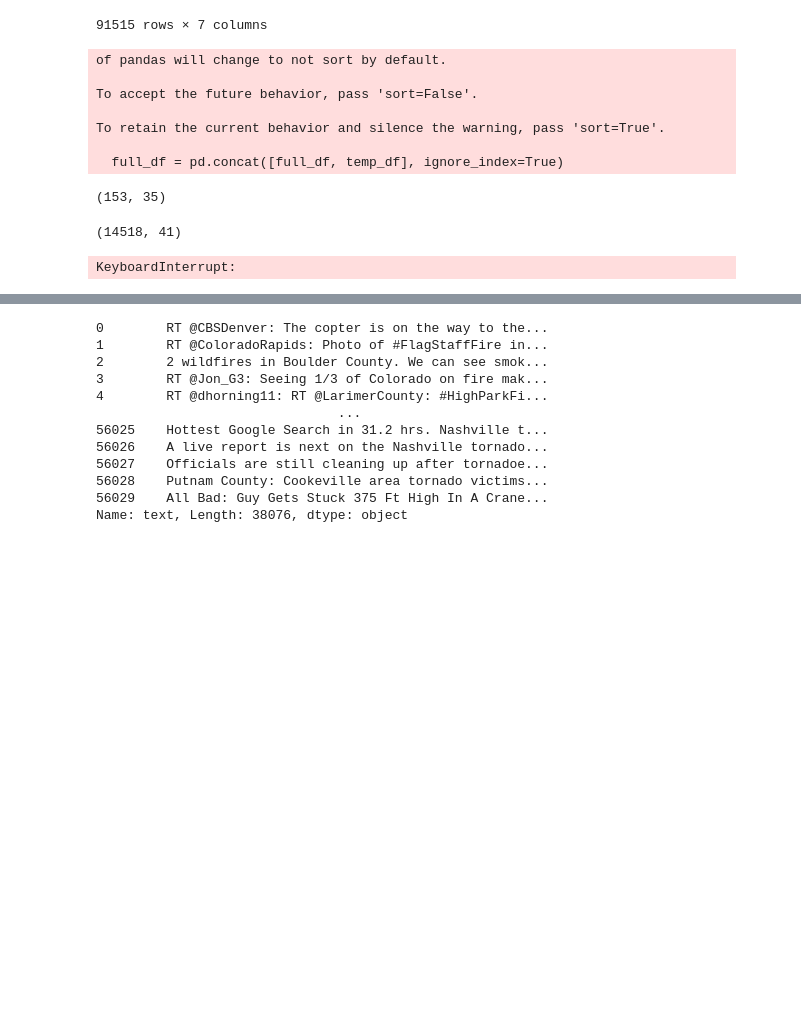
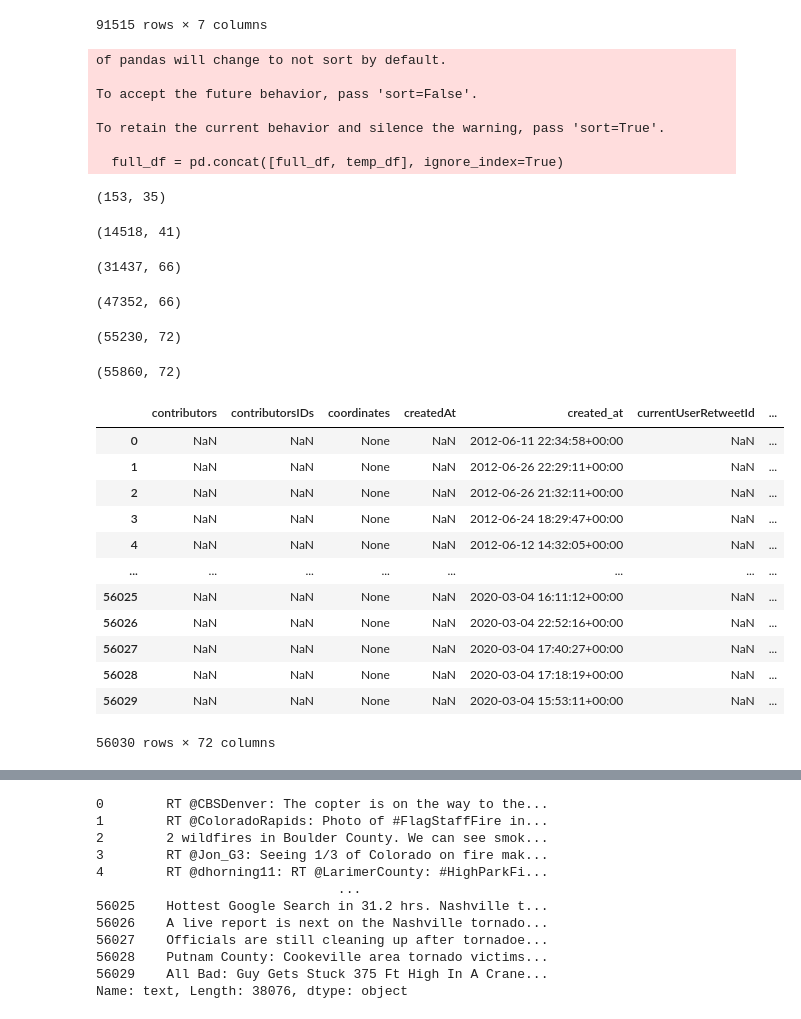
Before and after one commit to acpedersen/REU-2021, a Jupyter notebook: collect-tweets.ipynb, the cells around one changed output, grey strips where cells are left out. Cells and saved outputs as stored; diff of their text form; code cells hidden in the pictures; blank space fills up the shorter version.

```diff
--- a/collect-tweets.ipynb
+++ b/collect-tweets.ipynb
@@ -63,32 +64,43 @@ df
 # %%
 #Run through each json file and see if it relates
 recordCount = 123
-n = 6
-nCount = 0
 full_df = pd.DataFrame()
 
 for i in tqdm(range(1, recordCount), position=0, leave=True):
     filepath = baseJsonPath + baseFileName.replace('*', str(i).zfill(3))
     json = pd.read_json(filepath, orient='records',lines=True)
     temp_df = pd.merge(df, json, how='inner', left_on='postID', right_on='id')
     full_df = pd.concat([full_df, temp_df], ignore_index=True)
-    if recordCount / n * nCount < i:
-        print(full_df.shape)
-        nCount += 1
 
 
 full_df
 # %% [output]
 of pandas will change to not sort by default.
 
 To accept the future behavior, pass 'sort=False'.
 
 To retain the current behavior and silence the warning, pass 'sort=True'.
 
   full_df = pd.concat([full_df, temp_df], ignore_index=True)
 (153, 35)
 (14518, 41)
-KeyboardInterrupt:
+(31437, 66)
+(47352, 66)
+(55230, 72)
+(55860, 72)
+|  | contributors | contributorsIDs | coordinates | createdAt | created_at | currentUserRetweetId | ... |
+| 0 | NaN | NaN | None | NaN | 2012-06-11 22:34:58+00:00 | NaN | ... |
+| 1 | NaN | NaN | None | NaN | 2012-06-26 22:29:11+00:00 | NaN | ... |
+| 2 | NaN | NaN | None | NaN | 2012-06-26 21:32:11+00:00 | NaN | ... |
+| 3 | NaN | NaN | None | NaN | 2012-06-24 18:29:47+00:00 | NaN | ... |
+| 4 | NaN | NaN | None | NaN | 2012-06-12 14:32:05+00:00 | NaN | ... |
+| ... | ... | ... | ... | ... | ... | ... | ... |
+| 56025 | NaN | NaN | None | NaN | 2020-03-04 16:11:12+00:00 | NaN | ... |
+| 56026 | NaN | NaN | None | NaN | 2020-03-04 22:52:16+00:00 | NaN | ... |
+| 56027 | NaN | NaN | None | NaN | 2020-03-04 17:40:27+00:00 | NaN | ... |
+| 56028 | NaN | NaN | None | NaN | 2020-03-04 17:18:19+00:00 | NaN | ... |
+| 56029 | NaN | NaN | None | NaN | 2020-03-04 15:53:11+00:00 | NaN | ... |
+56030 rows × 72 columns
 # %%
 eventTypes = df['eventType'].unique()
 for event in eventTypes:
```
Also changed, not shown: parts of 20 cells of this notebook, 2 other files.
